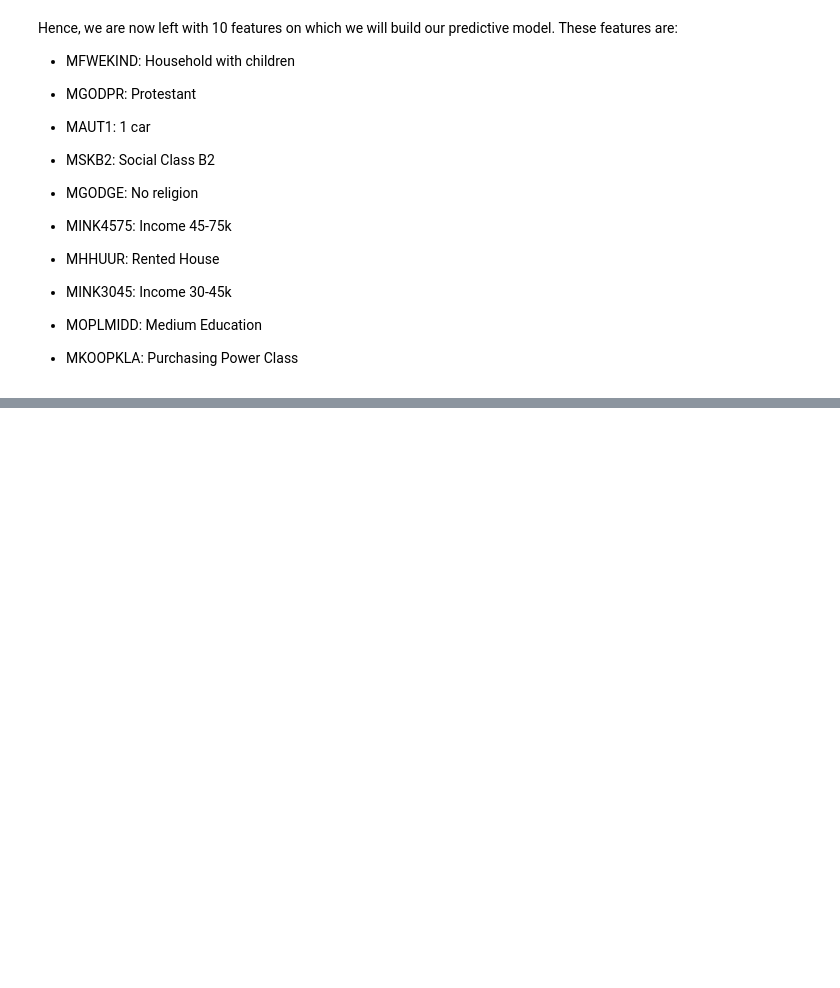
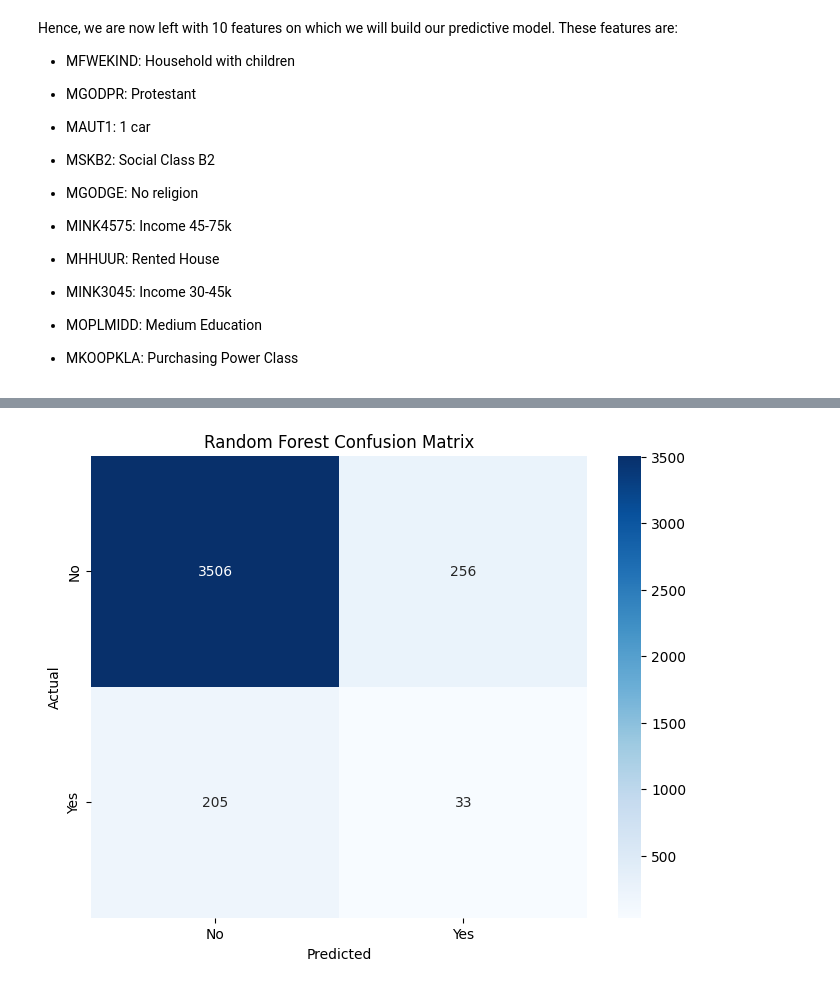
Before and after one commit to ali-ahad/tic-coil2000-eda-and-prediction, a Jupyter notebook: tic_coil2000_eda_and_prediction.ipynb, the cells around one changed output, grey strips where cells are left out. Cells and saved outputs as stored; diff of their text form; code cells hidden in the pictures; blank space fills up the shorter version.

```diff
--- a/tic_coil2000_eda_and_prediction.ipynb
+++ b/tic_coil2000_eda_and_prediction.ipynb
@@ -666,0 +1021,14 @@ Hence, we are now left with 10 features on which we will build our predictive mo
+# %%
+# confusion matrix
+confusion_matrix_rf = confusion_matrix(target_test, best_rf_model.predict(features_test))
+# plot the confusion matrix
+plt.figure(figsize=(8, 6))
+sns.heatmap(confusion_matrix_rf, annot=True, fmt='d', cmap='Blues')
+plt.title("Random Forest Confusion Matrix")
+plt.xlabel("Predicted")
+plt.ylabel("Actual")
+plt.xticks(ticks=[0.5, 1.5], labels=['No', 'Yes'])
+plt.yticks(ticks=[0.5, 1.5], labels=['No', 'Yes'])
+plt.show()
+# %% [output]
+[figure, added]
```
Also changed, not shown: parts of 52 cells of this notebook, 1 other file.
